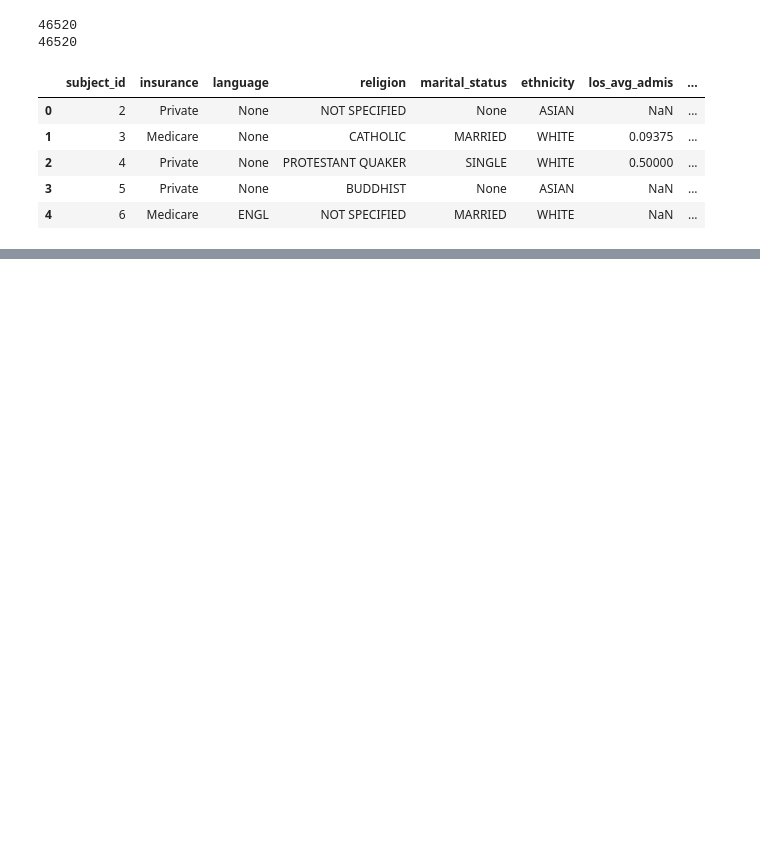
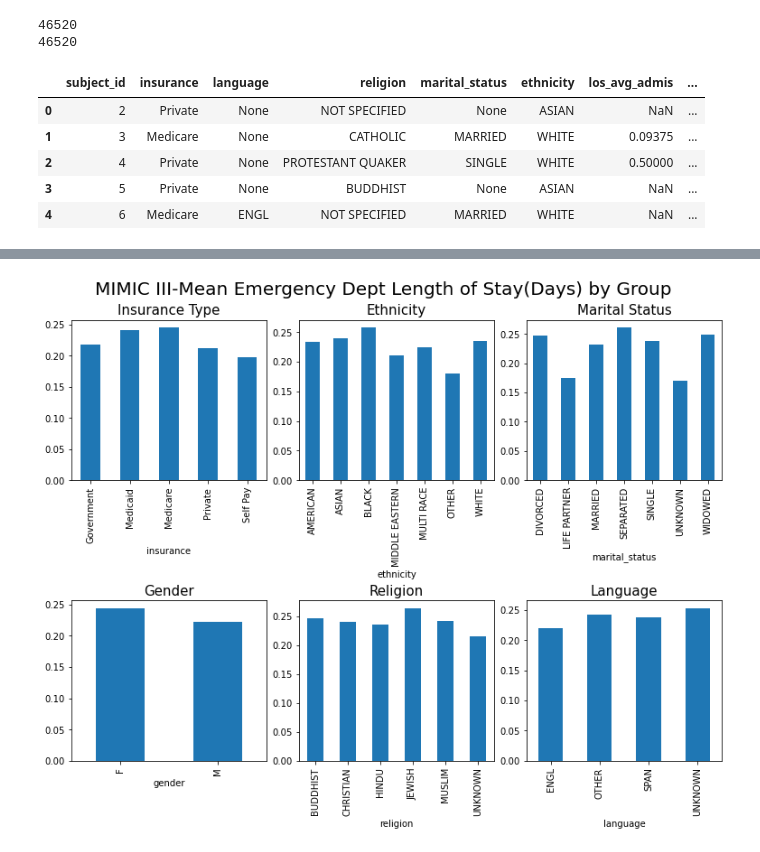
Before and after one commit to lottiewolf/NYCDSA_MIMIC_III, a Jupyter notebook: mimicIII_demographics.ipynb, the cells around one changed output, grey strips where cells are left out. Saved outputs shown, nothing was run; the diff lists cells and outputs as text; code cells hidden in the pictures; blank space fills up the shorter version.

```diff
--- a/mimicIII_demographics.ipynb
+++ b/mimicIII_demographics.ipynb
@@ -320,0 +318,5 @@ print(group.hospital_expire_flag.mean())
+# %%
+#Plot for avg LOS from ADMISSIONS df
+group_plots('MIMIC III-Mean Emergency Dept Length of Stay(Days) by Group', 'los_avg_admis')
+# %% [output]
+[figure, added]
```
Also changed, not shown: parts of 14 cells of this notebook.
